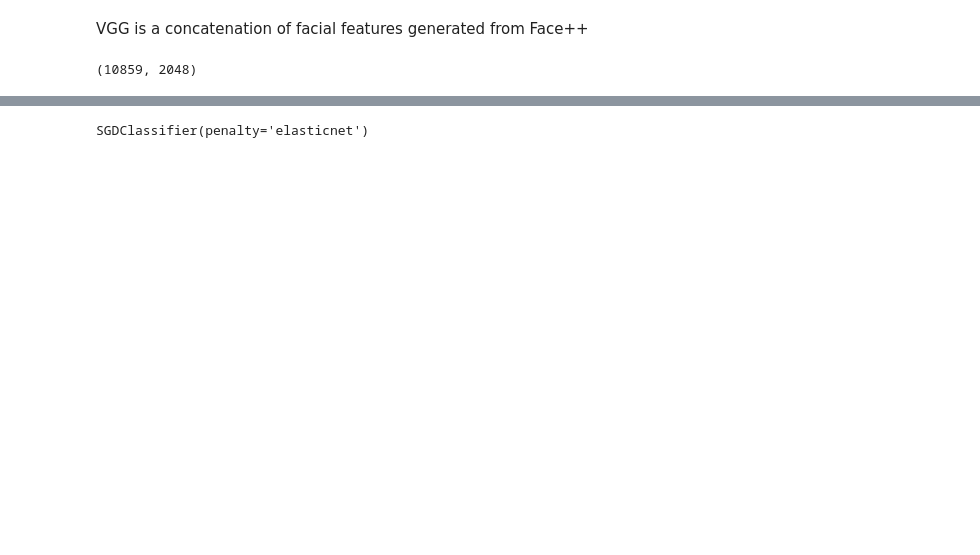
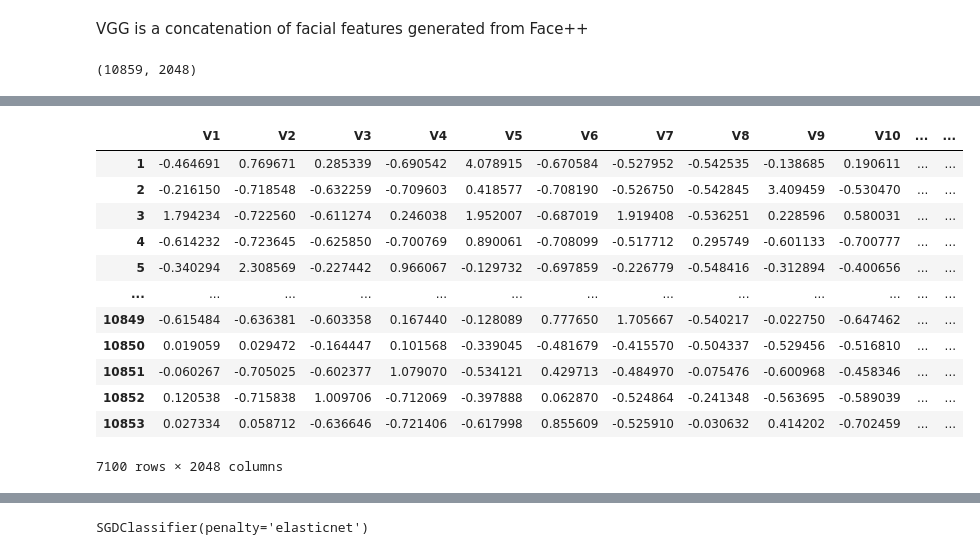
Before and after one commit to rohanfaiyazkhan/deeplearningproject, a Jupyter notebook: py-reproduction.ipynb, the cells around one changed output, grey strips where cells are left out. Drawn from its saved outputs; the diff is of its cells as text; code cells hidden in the pictures; blank space fills up the shorter version.

```diff
--- a/py-reproduction.ipynb
+++ b/py-reproduction.ipynb
@@ -74,6 +90,22 @@ Int64Index([    1,     2,     3,     4,     5,     6,     7,     8,     9,
 test_index = not_na[folds[not_na] == j]
 
 train_index = not_na[folds[not_na] != j]
+# %%
+vgg.iloc[train_index]
+# %% [output]
+|  | V1 | V2 | V3 | V4 | V5 | V6 | V7 | V8 | V9 | V10 | ... | ... |
+| 1 | -0.464691 | 0.769671 | 0.285339 | -0.690542 | 4.078915 | -0.670584 | -0.527952 | -0.542535 | -0.138685 | 0.190611 | ... | ... |
+| 2 | -0.216150 | -0.718548 | -0.632259 | -0.709603 | 0.418577 | -0.708190 | -0.526750 | -0.542845 | 3.409459 | -0.530470 | ... | ... |
+| 3 | 1.794234 | -0.722560 | -0.611274 | 0.246038 | 1.952007 | -0.687019 | 1.919408 | -0.536251 | 0.228596 | 0.580031 | ... | ... |
+| 4 | -0.614232 | -0.723645 | -0.625850 | -0.700769 | 0.890061 | -0.708099 | -0.517712 | 0.295749 | -0.601133 | -0.700777 | ... | ... |
+| 5 | -0.340294 | 2.308569 | -0.227442 | 0.966067 | -0.129732 | -0.697859 | -0.226779 | -0.548416 | -0.312894 | -0.400656 | ... | ... |
+| ... | ... | ... | ... | ... | ... | ... | ... | ... | ... | ... | ... | ... |
+| 10849 | -0.615484 | -0.636381 | -0.603358 | 0.167440 | -0.128089 | 0.777650 | 1.705667 | -0.540217 | -0.022750 | -0.647462 | ... | ... |
+| 10850 | 0.019059 | 0.029472 | -0.164447 | 0.101568 | -0.339045 | -0.481679 | -0.415570 | -0.504337 | -0.529456 | -0.516810 | ... | ... |
+| 10851 | -0.060267 | -0.705025 | -0.602377 | 1.079070 | -0.534121 | 0.429713 | -0.484970 | -0.075476 | -0.600968 | -0.458346 | ... | ... |
+| 10852 | 0.120538 | -0.715838 | 1.009706 | -0.712069 | -0.397888 | 0.062870 | -0.524864 | -0.241348 | -0.563695 | -0.589039 | ... | ... |
+| 10853 | 0.027334 | 0.058712 | -0.636646 | -0.721406 | -0.617998 | 0.855609 | -0.525910 | -0.030632 | 0.414202 | -0.702459 | ... | ... |
+7100 rows × 2048 columns
 # %%
 x=vgg.iloc[train_index]
 x.shape
```
Also changed, not shown: parts of 20 cells of this notebook, 3 other files.
